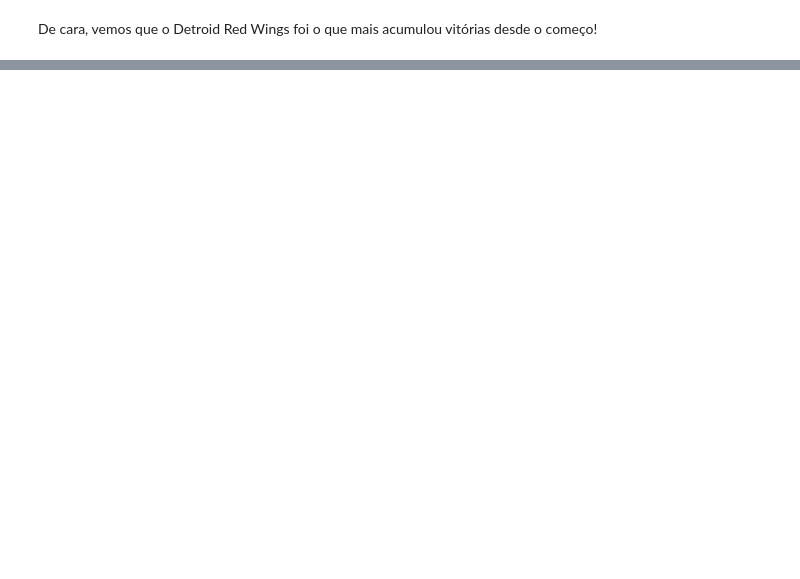
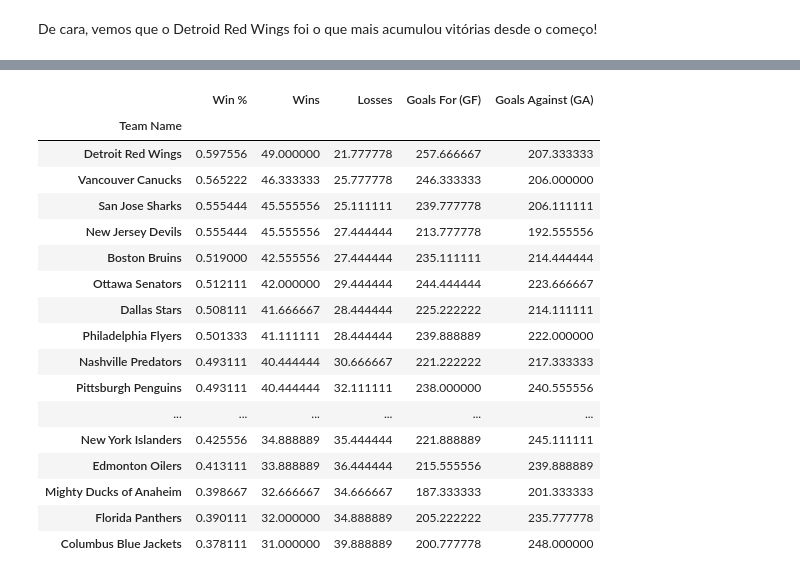
Before and after one commit to dlotter/gt-final-datascience, a Jupyter notebook: main_notebook.ipynb, the cells around one changed output, grey strips where cells are left out. Drawn from its saved outputs; the diff is of its cells as text; code cells hidden in the pictures; blank space fills up the shorter version.

```diff
--- a/main_notebook.ipynb
+++ b/main_notebook.ipynb
@@ -288,0 +326,21 @@ De cara, vemos que o Detroid Red Wings foi o que mais acumulou vitórias desde o
+# %%
+df.groupby('Team Name')[['Win %','Wins','Losses', 'Goals For (GF)', 'Goals Against (GA)']].mean().sort_values('Win %', ascending = False)
+# %% [output]
+|  | Win % | Wins | Losses | Goals For (GF) | Goals Against (GA) |
+| Team Name |  |  |  |  |  |
+| Detroit Red Wings | 0.597556 | 49.000000 | 21.777778 | 257.666667 | 207.333333 |
+| Vancouver Canucks | 0.565222 | 46.333333 | 25.777778 | 246.333333 | 206.000000 |
+| San Jose Sharks | 0.555444 | 45.555556 | 25.111111 | 239.777778 | 206.111111 |
+| New Jersey Devils | 0.555444 | 45.555556 | 27.444444 | 213.777778 | 192.555556 |
+| Boston Bruins | 0.519000 | 42.555556 | 27.444444 | 235.111111 | 214.444444 |
+| Ottawa Senators | 0.512111 | 42.000000 | 29.444444 | 244.444444 | 223.666667 |
+| Dallas Stars | 0.508111 | 41.666667 | 28.444444 | 225.222222 | 214.111111 |
+| Philadelphia Flyers | 0.501333 | 41.111111 | 28.444444 | 239.888889 | 222.000000 |
+| Nashville Predators | 0.493111 | 40.444444 | 30.666667 | 221.222222 | 217.333333 |
+| Pittsburgh Penguins | 0.493111 | 40.444444 | 32.111111 | 238.000000 | 240.555556 |
+| ... | ... | ... | ... | ... | ... |
+| New York Islanders | 0.425556 | 34.888889 | 35.444444 | 221.888889 | 245.111111 |
+| Edmonton Oilers | 0.413111 | 33.888889 | 36.444444 | 215.555556 | 239.888889 |
+| Mighty Ducks of Anaheim | 0.398667 | 32.666667 | 34.666667 | 187.333333 | 201.333333 |
+| Florida Panthers | 0.390111 | 32.000000 | 34.888889 | 205.222222 | 235.777778 |
+| Columbus Blue Jackets | 0.378111 | 31.000000 | 39.888889 | 200.777778 | 248.000000 |
```
Also changed, not shown: parts of 13 cells of this notebook.
